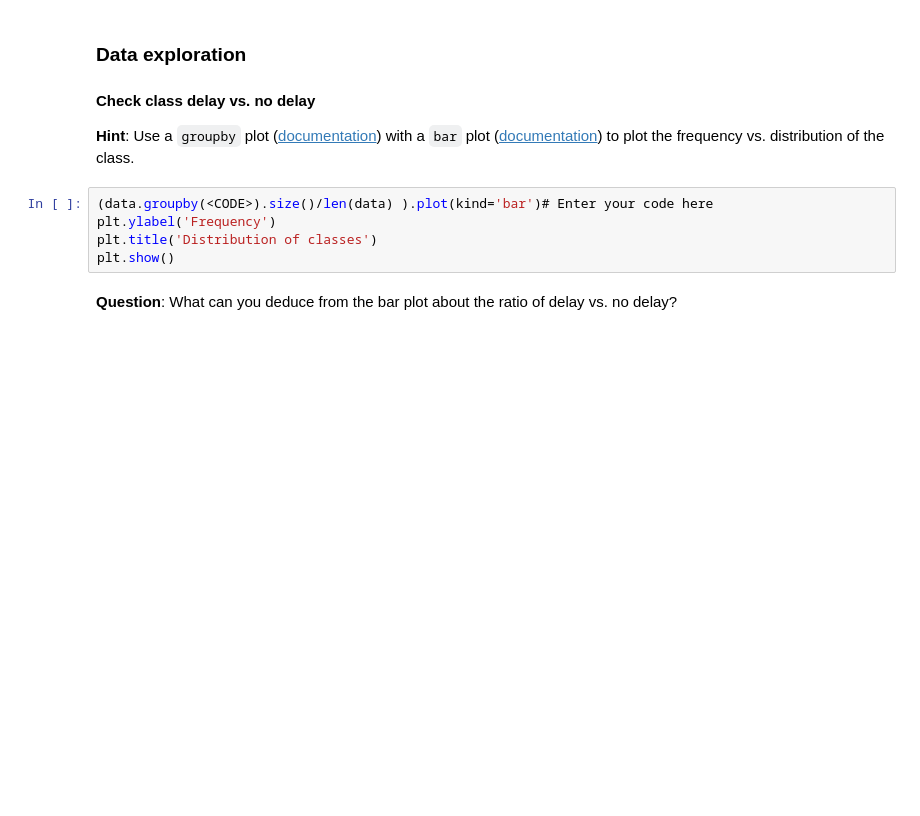
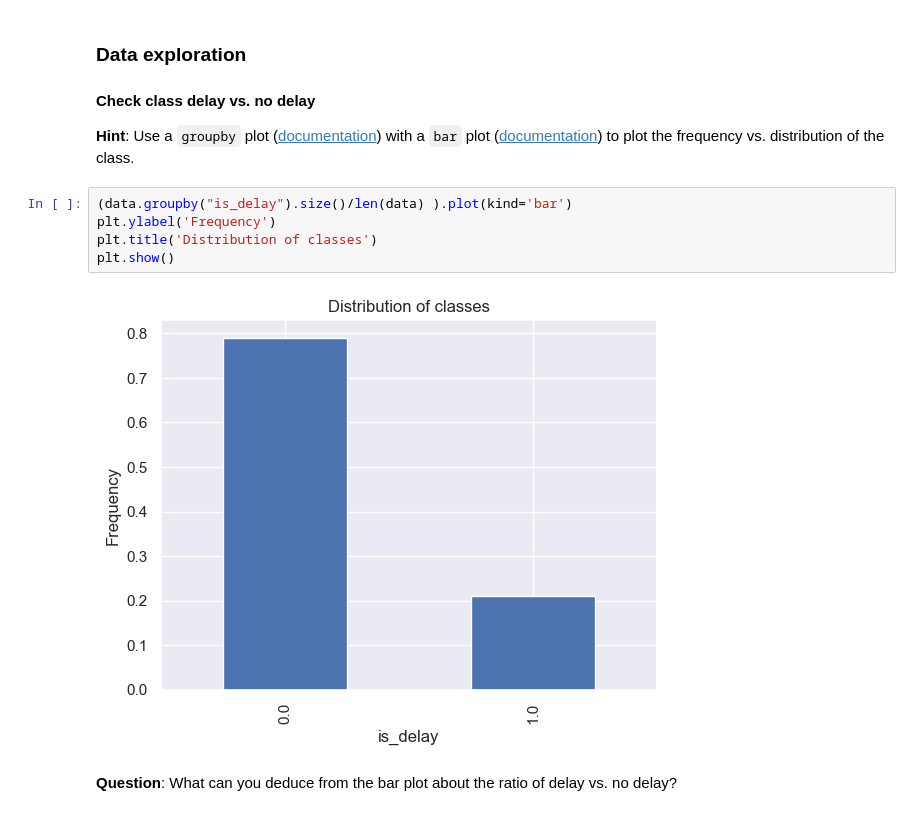
Before and after one commit to Adnan525/flight_delay_prediction, a Jupyter notebook: onpremises.ipynb, the cells around one changed output. Saved outputs shown, nothing was run; the diff lists cells and outputs as text; blank space fills up the shorter version.

```diff
--- a/onpremises.ipynb
+++ b/onpremises.ipynb
@@ -582,10 +582,12 @@ dtype: object
 
 **Hint**: Use a `groupby` plot ([documentation](https://pandas.pydata.org/pandas-docs/stable/reference/api/pandas.DataFrame.groupby.html)) with a `bar` plot ([documentation](https://matplotlib.org/tutorials/introductory/pyplot.html)) to plot the frequency vs. distribution of the class.
 # %%
-(data.groupby(<CODE>).size()/len(data) ).plot(kind='bar')# Enter your code here
+(data.groupby("is_delay").size()/len(data) ).plot(kind='bar')
 plt.ylabel('Frequency')
 plt.title('Distribution of classes')
 plt.show()
+# %% [output]
+[figure, added]
 # %% [markdown]
 **Question**: What can you deduce from the bar plot about the ratio of delay vs. no delay?
 # %%
```
Also changed, not shown: parts of 30 cells of this notebook.
